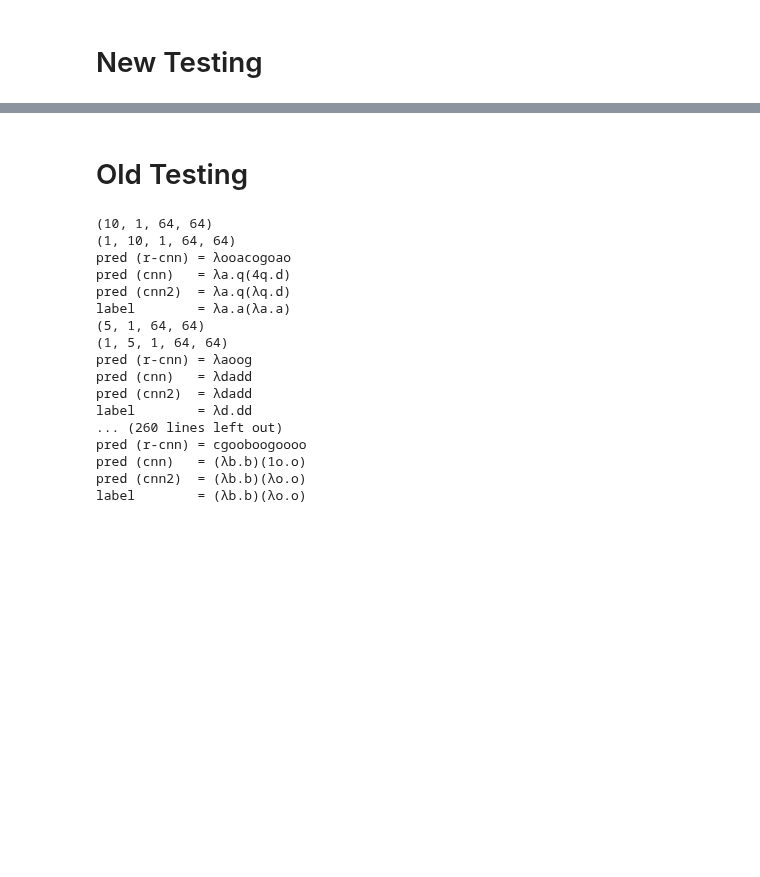
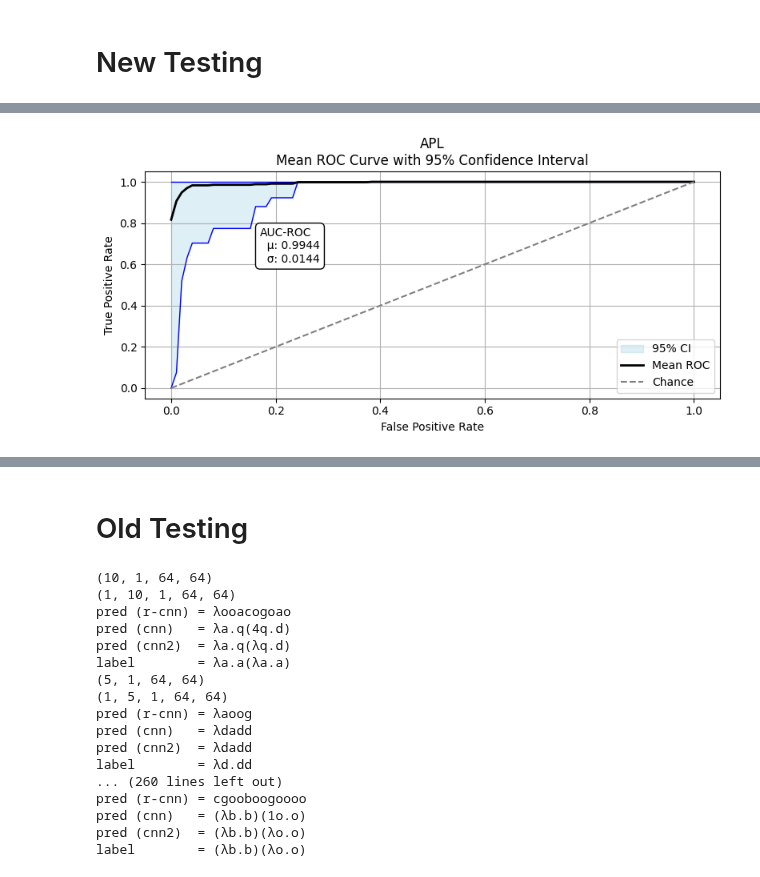
Before and after one commit to A-Team-Name/ocr-model-training, a Jupyter notebook: testing/test.ipynb, the cells around one changed output, grey strips where cells are left out. Cells and saved outputs as stored; diff of their text form; code cells hidden in the pictures; blank space fills up the shorter version.

```diff
--- a/testing/test.ipynb
+++ b/testing/test.ipynb
@@ -45,3 +52,11 @@ lc_labels_df["fullpath"] = lc_labels_df["filename"].apply(lambda x: os.path.join
+# %%
+
+py_labels_csv_path: str = os.path.join(cur_dirpath, "test-data", "py", "metadata.csv")
+py_labels_df: pd.DataFrame = pd.read_csv(py_labels_csv_path)
+py_paths: list[str] = list(map(lambda p: os.path.join(py_data_dirpath, p), os.listdir(py_data_dirpath)))
+py_metadata_path: str = py_paths[0]
+py_paths = apl_paths[1:]
+py_labels_df["fullpath"] = apl_labels_df["filename"].apply(lambda x: os.path.join(apl_data_dirpath, x))
 # %%
 lc_labels_df
 # %% [output]
@@ -390,7 +598,7 @@ rcnn lc
 # %%
-rcnn_classes = list('()+-.0123456789:<=>[]abcdefghijklmnopqrstuvwxyz\{\}×÷λ')
-cnn_sara_classes = list('∀∃().0123456789:λμabcdefghijklmnopqrstuvwxyz')
-apl_classes = list('!"#$%&\'()*+,-./0123456789:;<=>?@ABCDEFGHIJKLMNOPQRSTUVWXYZ[\\]^_`abcdefghijklmnopqrstuvwxyz{|}~£¨¯´·×÷←↑→↓∆∇∊∘∣∧∨∩∪≠≡≢≤≥⊂⊃⊖⊢⊣⊤⊥⋄⌈⌊⌶⌷⌹⌽⌿⍀⍉⍋⍎⍒⍕⍙⍝\\⍞⍟⍣⍨⍪⍫⍬⍱⍲⍳⍴⍵⍷⍺⎕○')
-py_classes = list('')
+rcnn_lc_classes = list('()+-.0123456789:<=>[]abcdefghijklmnopqrstuvwxyz\{\}×÷λ')
+lc_classes = list('∀∃().0123456789:λμabcdefghijklmnopqrstuvwxyz')
+apl_classes = list('!"#$%&\'()*+,-./0123456789:;<=>?@ABCDEFGHIJKLMNOPQRSTUVWXYZ[\\]^_`abcdefghijklmnopqrstuvwxyz{|}~£¨¯´·×÷←↑→↓∆∇∊∘√∣∧∨∩∪≠≡≢≤≥⊂⊃⊆⊇⊖⊢⊣⊤⊥⋄⌈⌊⌶⌷⌸⌹⌺⌽⌿⍀⍉⍋⍎⍒⍕⍙⍛⍝⍞⍟⍠⍢⍣⍤⍥⍨⍪⍫⍬⍱⍲⍳⍴⍵⍷⍸⍺⎕○')
+py_classes = list('!"#$%&\'()*+,-./0123456789:;<=>?@ABCDEFGHIJKLMNOPQRSTUVWXYZ[\\]^_`abcdefghijklmnopqrstuvwxyz{|}~')
 # %% [markdown]
 # New Testing
@@ -454,0 +1513,83 @@ ValueError: chr() arg not in range(0x110000)
+# %%
+import numpy as np
+import matplotlib.pyplot as plt
+from sklearn.metrics import roc_curve, auc
+from sklearn.preprocessing import label_binarize
+
+# Assuming these exist already:
+# - all_probs: (N, num_classes), predicted probabilities
+# - all_targets: (N,), integer labels
+# - lc_classes: list of class labels
+
+# One-hot encode the targets
+all_targets_onehot = label_binarize(all_targets, classes=np.arange(len(apl_classes)))
+
+# ROC curve for each class
+fpr_list = []
+tpr_list = []
+roc_auc_list = []
+
+for i in range(len(apl_classes)):
+    y_true = all_targets_onehot[:, i]
+    y_score = all_probs[:, i]
+
+    if np.unique(y_true).size < 2:
+        continue  # skip if no variation
+
+    fpr, tpr, _ = roc_curve(y_true, y_score)
+    roc_auc = auc(fpr, tpr)
+
+    fpr_list.append(fpr)
+    tpr_list.append(tpr)
+    roc_auc_list.append(roc_auc)
+
+# Interpolate TPRs to common FPR grid
+fpr_grid = np.linspace(0, 1, 100)
+tpr_interp = []
+
+for fpr, tpr in zip(fpr_list, tpr_list):
+    interp = np.interp(fpr_grid, fpr, tpr)
+    tpr_interp.append(interp)
+
+tpr_interp = np.array(tpr_interp)
+mean_tpr = np.mean(tpr_interp, axis=0)
+min_tpr = np.min(tpr_interp, axis=0)
+max_tpr = np.max(tpr_interp, axis=0)
+lower_tpr = np.percentile(tpr_interp, 2.5, axis=0)
+upper_tpr = np.percentile(tpr_interp, 97.5, axis=0)
+
+# Plot
+plt.figure(figsize=(8, 4))
+
+# Confidence interval (shaded)
+#plt.fill_between(fpr_grid, min_tpr, max_tpr, color='lightblue', alpha=0.4, label='95% CI')
+plt.fill_between(fpr_grid, lower_tpr, upper_tpr, color='lightblue', alpha=0.4, label='95% CI')
+plt.plot(fpr_grid, lower_tpr, color='blue', linestyle='solid', linewidth=1.0)
+plt.plot(fpr_grid, upper_tpr, color='blue', linestyle='solid', linewidth=1.0)
+
+# Min and Max lines (solid)
+#plt.plot(fpr_grid, min_tpr, color='blue', linewidth=1.0, linestyle='solid', label='Min ROC')
+#plt.plot(fpr_grid, max_tpr, color='blue', linewidth=1.0, linestyle='solid', label='Max ROC')
+
+# Mean line (solid black)
+plt.plot(fpr_grid, mean_tpr, color='black', linewidth=2.0, label='Mean ROC')
+
+# Plot chance line
+plt.plot([0, 1], [0, 1], linestyle='--', color='grey', label='Chance')
+plt.annotate(
+    f"AUC-ROC\n  μ: {np.mean(roc_auc_list):.4f}\n  σ: {np.std(roc_auc_list):.4f}",
+    xy=(0.2, 0.6),  # bottom right corner
+    xycoords='axes fraction',
+    fontsize=10,
+    bbox=dict(boxstyle="round,pad=0.4", fc="white", ec="black", lw=1)
+)
+# Labels and formatting
+plt.xlabel('False Positive Rate')
+plt.ylabel('True Positive Rate')
+plt.title('APL\nMean ROC Curve with 95% Confidence Interval')
+plt.legend(loc='lower right')
+plt.grid(True)
+plt.tight_layout()
+plt.show()
+# %% [output]
+[figure, added]
```
Also changed, not shown: parts of 40 cells of this notebook, 13 other files.
